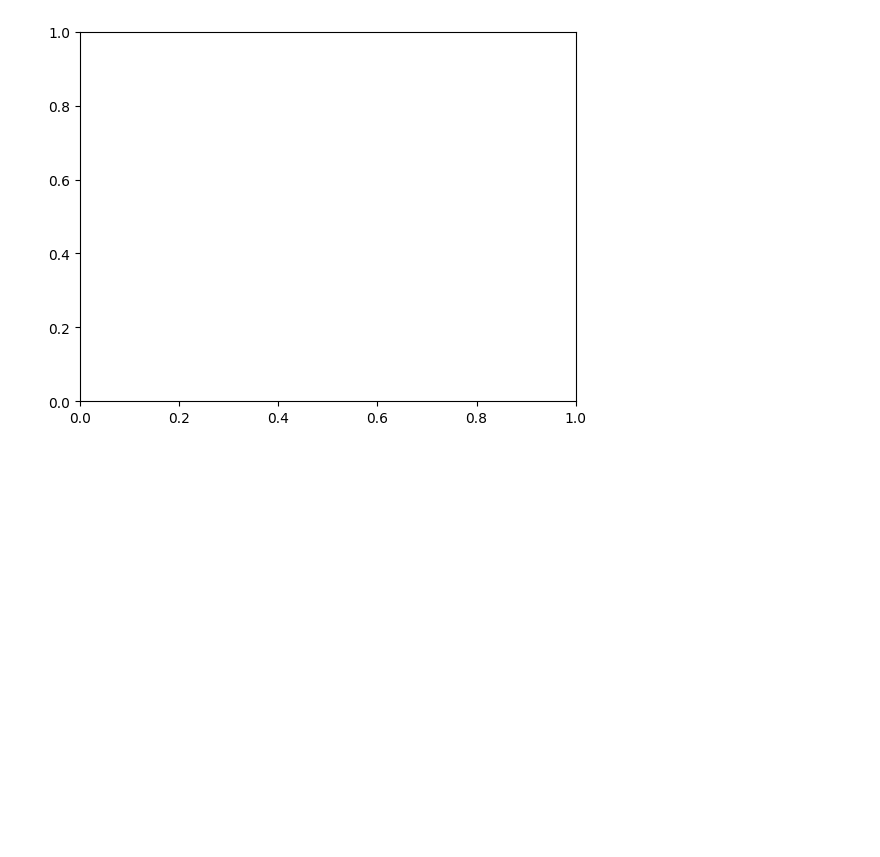
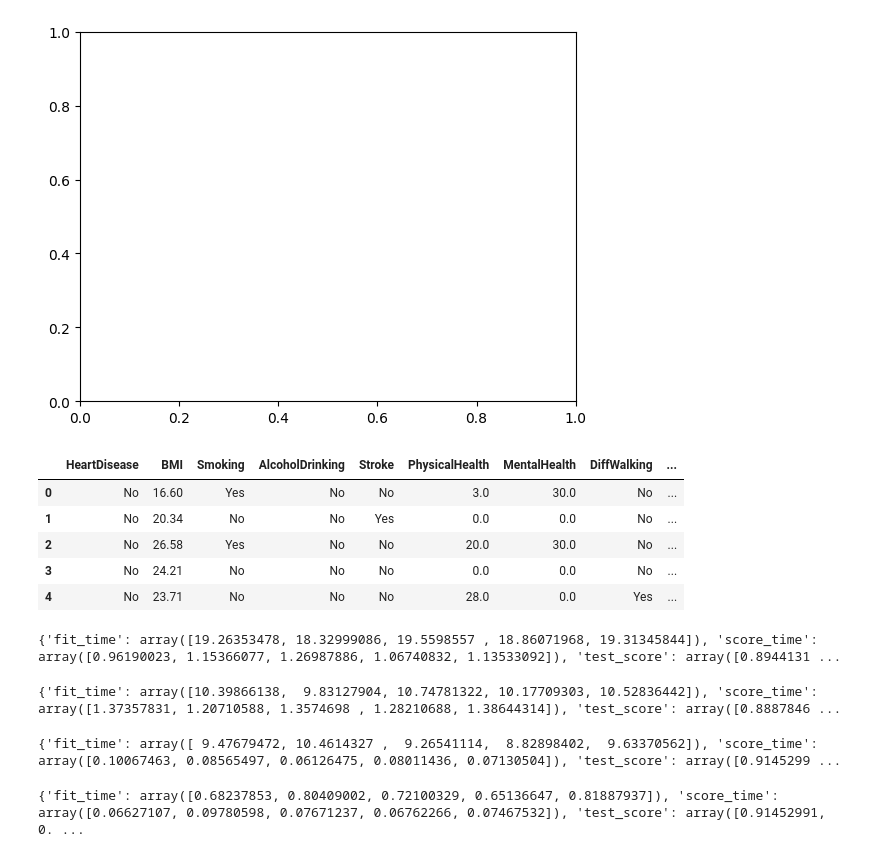
Before and after one commit to alslsol/ml, a Jupyter notebook: temp.ipynb, the cells around one changed output. Drawn from its saved outputs; the diff is of its cells as text; code cells hidden in the pictures; blank space fills up the shorter version.

```diff
--- a/temp.ipynb
+++ b/temp.ipynb
@@ -261,3 +261,81 @@ plt.show()
 # %% [output]
 ValueError: x and y must be the same size
 [figure]
+# %%
+# 랜덤 포레스트
+import pandas as pd
+df = pd.read_csv('data/my/heart_2020_cleaned.csv')
+# pd.set_option('future.no_silent_downcasting', True)
+# df = df.replace({'No': 0, 'Yes': 1}) # 일괄적으로 no=0, yes=1로 변환
+    # no=1, yes=1로 일괄 변경하려던 눈물나는 흔적..
+        # 맨 처음에 모든 컬럼을 변수로 잡고 분석을 해보려고 했는데.. 그래서 no=0, yes=1으로 일괄 바꿔주고, 나머지 문자열은 분석에서 제외하려 했는데... object인 탓에 변경을 하려면 한세월일 것 같아서 잽싸게 포기했다...!
+            # 그래서 애초에 float인 컬럼 4개만 x에 할당하고 분석을 진행했다
+df.head()
+# %% [output]
+|  | HeartDisease | BMI | Smoking | AlcoholDrinking | Stroke | PhysicalHealth | MentalHealth | DiffWalking | ... |
+| 0 | No | 16.60 | Yes | No | No | 3.0 | 30.0 | No | ... |
+| 1 | No | 20.34 | No | No | Yes | 0.0 | 0.0 | No | ... |
+| 2 | No | 26.58 | Yes | No | No | 20.0 | 30.0 | No | ... |
+| 3 | No | 24.21 | No | No | No | 0.0 | 0.0 | No | ... |
+| 4 | No | 23.71 | No | No | No | 28.0 | 0.0 | Yes | ... |
+# %%
+# 불러오기
+y = df['HeartDisease'].map({'No': 0, 'Yes': 1})
+x = df[['BMI', 'PhysicalHealth', 'MentalHealth', 'SleepTime']]
+
+# 셋 구분
+# x = input, y=target
+from sklearn.model_selection import train_test_split
+x_train, x_test, y_train, y_test = train_test_split(x, y)
+
+# 트리는 정규화 안 함
+
+# 클래스 선언 + 교차 검증
+from sklearn.ensemble import RandomForestClassifier
+from sklearn.model_selection import cross_validate
+
+rf = RandomForestClassifier()
+
+scores = cross_validate(rf, x_train, y_train, return_train_score=True)
+print(scores)
+# 과대적합 + 속도 너무 오래 걸림: 18
+# > {'fit_time': array([18.61052108, 17.81247616, 17.56920528, 17.87110138, 18.97176194]),
+# 'score_time': array([1.03831959, 1.02297878, 0.98276114, 0.95611453, 1.05735254]),
+# 'test_score': array([0.89622681, 0.89509892, 0.8962038 , 0.89520315, 0.89622465]),
+# 'train_score': array([0.9508641 , 0.95112494, 0.95105719, 0.95111973, 0.951151  ])}
+# %% [output]
+{'fit_time': array([19.26353478, 18.32999086, 19.5598557 , 18.86071968, 19.31345844]), 'score_time': array([0.96190023, 1.15366077, 1.26987886, 1.06740832, 1.13533092]), 'test_score': array([0.8944131 ...
+# %%
+# 성능 향상 위한 여정...엑스트라 트리로
+
+# 학습
+from sklearn.ensemble import ExtraTreesClassifier
+et = ExtraTreesClassifier()
+scores2 = cross_validate(et, x_train, y_train, return_train_score=True)
+print(scores2)
+# 여전히 속도 너무 느림...: 11
+# 그리고 과대적합 문제가 여전히 심각하다
+# %% [output]
+{'fit_time': array([10.39866138,  9.83127904, 10.74781322, 10.17709303, 10.52836442]), 'score_time': array([1.37357831, 1.20710588, 1.3574698 , 1.28210688, 1.38644314]), 'test_score': array([0.8887846 ...
+# %%
+# 성능 향상을 위한 여정2... GradientBoosting
+
+from sklearn.ensemble import GradientBoostingClassifier
+gb = GradientBoostingClassifier()
+
+scores3 = cross_validate(gb, x_train, y_train, return_train_score=True)
+print(scores3)
+# 9초... 2배나 절약했다! 장족의 발전이지만 성능 향상을 위한 여정에 다시 떠나본다
+# 그래도 그레이디언트부스팅을 하니까, 과대적합은 많이 해소됐다!
+# %% [output]
+{'fit_time': array([ 9.47679472, 10.4614327 ,  9.26541114,  8.82898402,  9.63370562]), 'score_time': array([0.10067463, 0.08565497, 0.06126475, 0.08011436, 0.07130504]), 'test_score': array([0.9145299 ...
+# %%
+# 성능 향상을 위한 여정3... HistGradientBoostingClassifier.. 이름도 참 길다, 속도는 빠르길..
+from sklearn.ensemble import HistGradientBoostingClassifier
+hgb = HistGradientBoostingClassifier()
+scores4 = cross_validate(hgb, x_train, y_train, return_train_score=True)
+print(scores4)
+# 댑박!! 0.8초로 엄청 단축됐다! 이름은 엄청 길지만 속도는 초특급이었다~
+# 과대적합 역시 보이지 않고, train과 test score가 비슷한 수준으로 긍정적이다!
+# %% [output]
+{'fit_time': array([0.68237853, 0.80409002, 0.72100329, 0.65136647, 0.81887937]), 'score_time': array([0.06627107, 0.09780598, 0.07671237, 0.06762266, 0.07467532]), 'test_score': array([0.91452991, 0. ...
```
Also changed, not shown: parts of 1 cell of this notebook, 6 other files.
